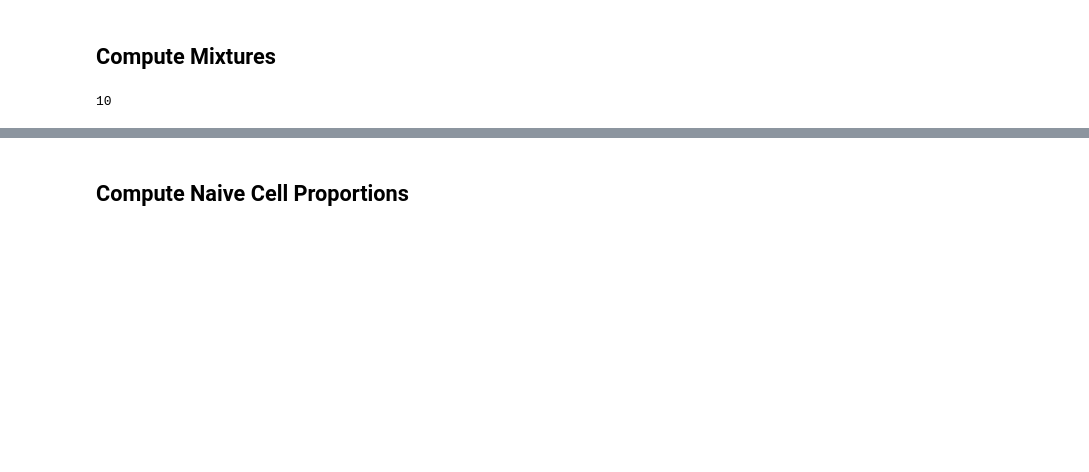
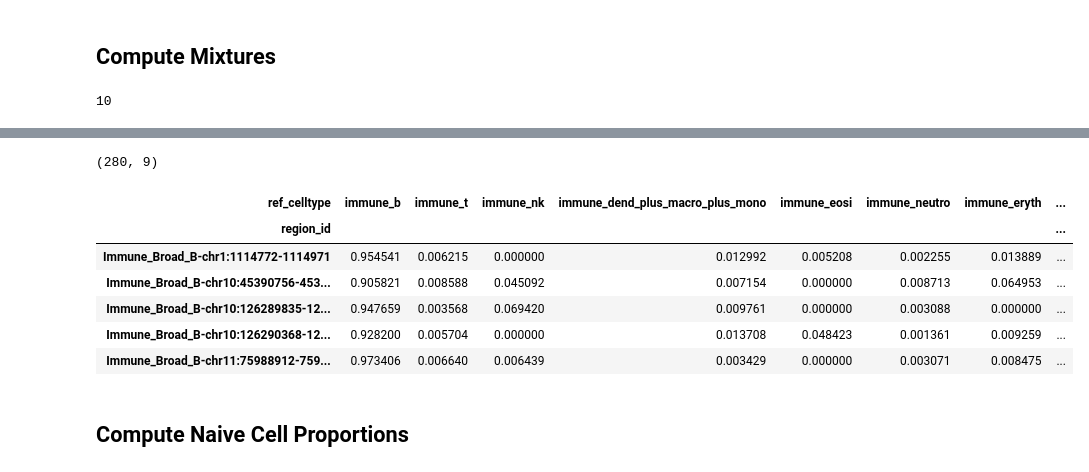
Before and after one commit to gh-msun/gh-msun, a Jupyter notebook: projects/2023_06_26_SRT_deconvolution_MS/notebooks/03_deconv_inhouse_estimates.ipynb, the cells around one changed output, grey strips where cells are left out. Drawn from its saved outputs; the diff is of its cells as text; code cells hidden in the pictures; blank space fills up the shorter version.

```diff
--- a/projects/2023_06_26_SRT_deconvolution_MS/notebooks/03_deconv_inhouse_estimates.ipynb
+++ b/projects/2023_06_26_SRT_deconvolution_MS/notebooks/03_deconv_inhouse_estimates.ipynb
@@ -153,3 +191,17 @@ dtype: float64
+# %%
+atlas.shape
+# %% [output]
+(280, 9)
+# %%
+atlas.head()
+# %% [output]
+| ref_celltype | immune_b | immune_t | immune_nk | immune_dend_plus_macro_plus_mono | immune_eosi | immune_neutro | immune_eryth | ... |
+| region_id |  |  |  |  |  |  |  | ... |
+| Immune_Broad_B-chr1:1114772-1114971 | 0.954541 | 0.006215 | 0.000000 | 0.012992 | 0.005208 | 0.002255 | 0.013889 | ... |
+| Immune_Broad_B-chr10:45390756-453... | 0.905821 | 0.008588 | 0.045092 | 0.007154 | 0.000000 | 0.008713 | 0.064953 | ... |
+| Immune_Broad_B-chr10:126289835-12... | 0.947659 | 0.003568 | 0.069420 | 0.009761 | 0.000000 | 0.003088 | 0.000000 | ... |
+| Immune_Broad_B-chr10:126290368-12... | 0.928200 | 0.005704 | 0.000000 | 0.013708 | 0.048423 | 0.001361 | 0.009259 | ... |
+| Immune_Broad_B-chr11:75988912-759... | 0.973406 | 0.006640 | 0.006439 | 0.003429 | 0.000000 | 0.003071 | 0.008475 | ... |
 # %% [markdown]
 ## Compute Naive Cell Proportions
 # %%
```
Also changed, not shown: parts of 12 cells of this notebook, 5 other files.
